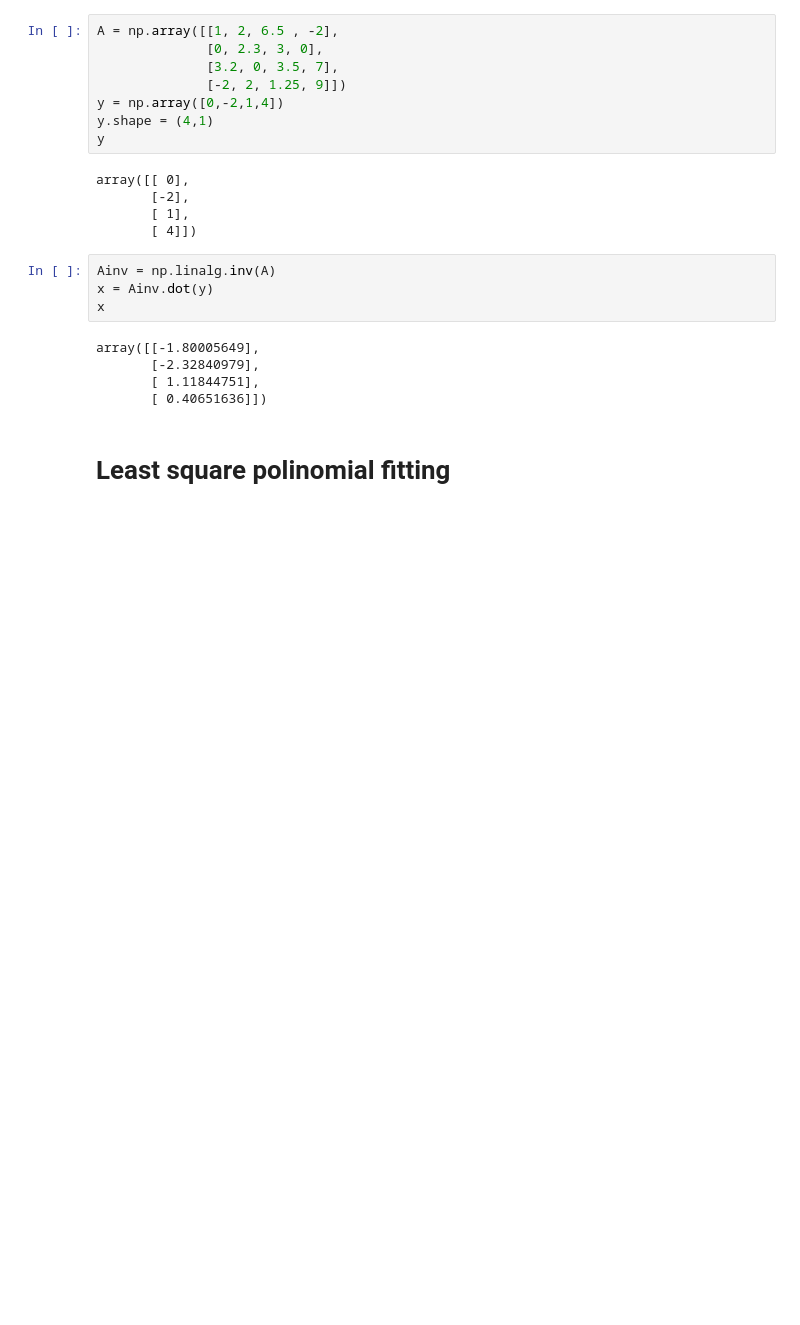
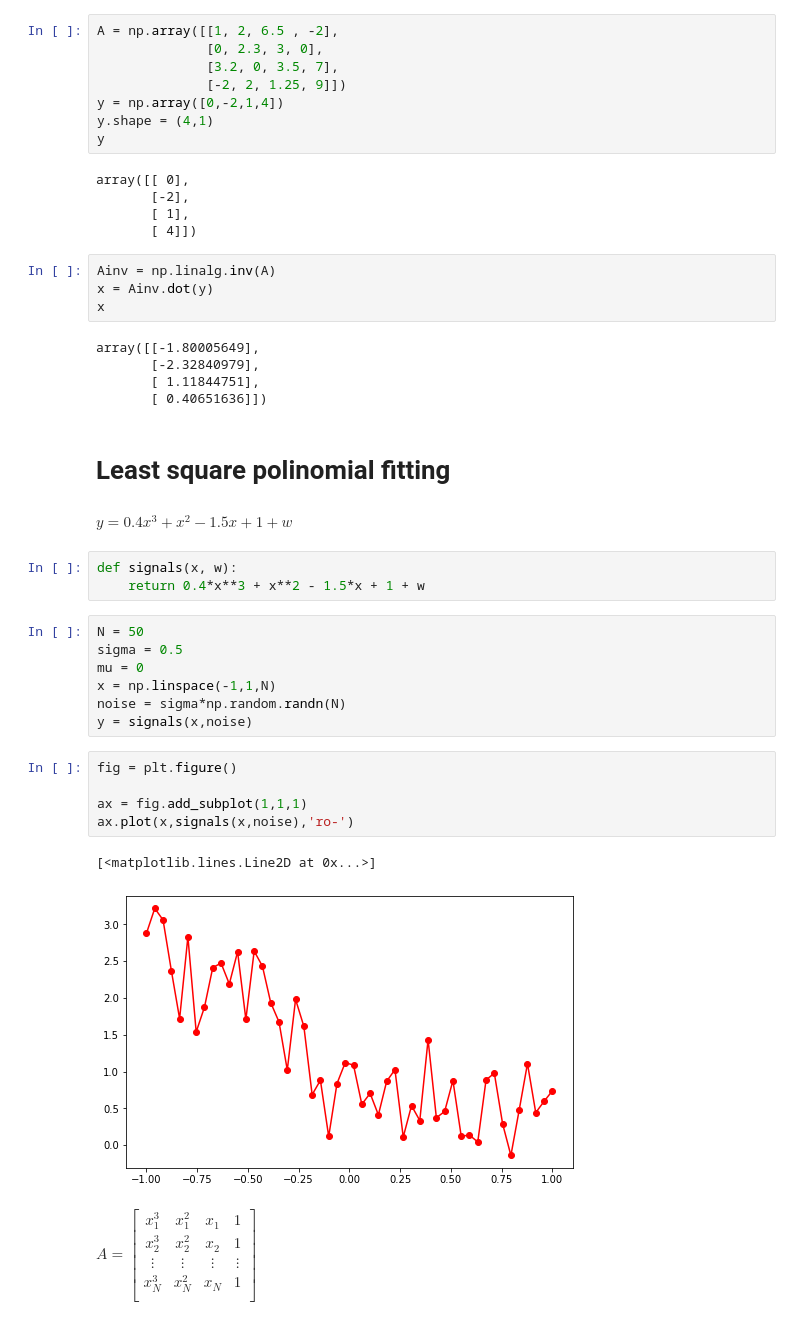
Before and after one commit to Kenn3Th/DATS2300, a Jupyter notebook: Math review and python.ipynb, the cells around one changed output. Drawn from its saved outputs; the diff is of its cells as text; blank space fills up the shorter version.

```diff
--- a/Math review and python.ipynb
+++ b/Math review and python.ipynb
@@ -392,3 +392,30 @@ array([[-1.80005649],
        [ 0.40651636]])
 # %% [markdown]
 # Least square polinomial fitting
+# %% [markdown]
+$y = 0.4x^3 + x^2 - 1.5x + 1 + w$
+# %%
+def signals(x, w):
+    return 0.4*x**3 + x**2 - 1.5*x + 1 + w
+# %%
+N = 50
+sigma = 0.5
+mu = 0
+x = np.linspace(-1,1,N)
+noise = sigma*np.random.randn(N)
+y = signals(x,noise)
+# %%
+fig = plt.figure()
+
+ax = fig.add_subplot(1,1,1)
+ax.plot(x,signals(x,noise),'ro-')
+# %% [output]
+[<matplotlib.lines.Line2D at 0x...>]
+[figure, added]
+# %% [markdown]
+$A = \begin{bmatrix}
+x^3_1 & x^2_1 & x_1 & 1\\
+x^3_2 & x^2_2 & x_2 & 1\\
+\vdots&\vdots&\vdots&\vdots\\
+x^3_N & x^2_N & x_N & 1\\
+\end{bmatrix}$
```
Also changed, not shown: parts of 19 cells of this notebook.
